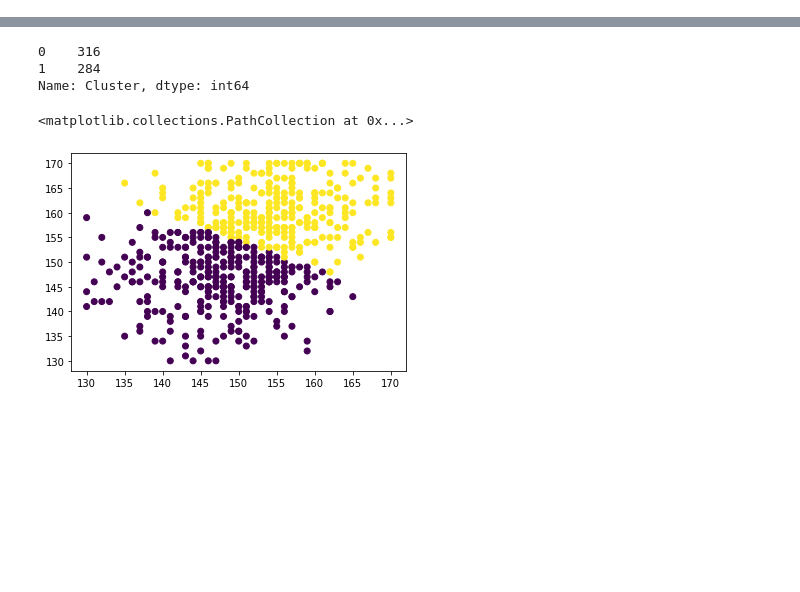
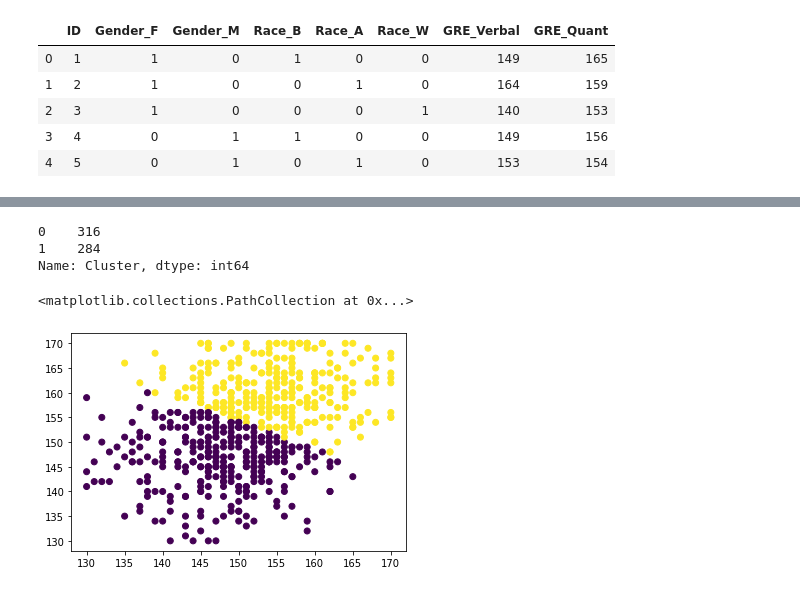
Before and after one commit to jakobschoeffer/fair-ranking, a Jupyter notebook: scripts/labels_clustering.ipynb, the cells around one changed output, grey strips where cells are left out. Cells and saved outputs as stored; diff of their text form; code cells hidden in the pictures; blank space fills up the shorter version.

```diff
--- a/scripts/labels_clustering.ipynb
+++ b/scripts/labels_clustering.ipynb
@@ -25,6 +25,15 @@ data = pd.read_csv('../data/grad_school.csv', decimal=",", delimiter = ';')
 data = data.apply(pd.to_numeric)
 # %%
 data = data.drop(['Admit','Help_1','Help_2','Help_3','Help_4','Help_5','Help_6'], axis = 1)
+# %%
+data.head()
+# %% [output]
+|  | ID | Gender_F | Gender_M | Race_B | Race_A | Race_W | GRE_Verbal | GRE_Quant |
+| 0 | 1 | 1 | 0 | 1 | 0 | 0 | 149 | 165 |
+| 1 | 2 | 1 | 0 | 0 | 1 | 0 | 164 | 159 |
+| 2 | 3 | 1 | 0 | 0 | 0 | 1 | 140 | 153 |
+| 3 | 4 | 0 | 1 | 1 | 0 | 0 | 149 | 156 |
+| 4 | 5 | 0 | 1 | 0 | 1 | 0 | 153 | 154 |
 # %%
 #data = data.sample(frac=1).reset_index(drop=True)
 # %%
```
Also changed, not shown: parts of 1 cell of this notebook, 1 other file.
